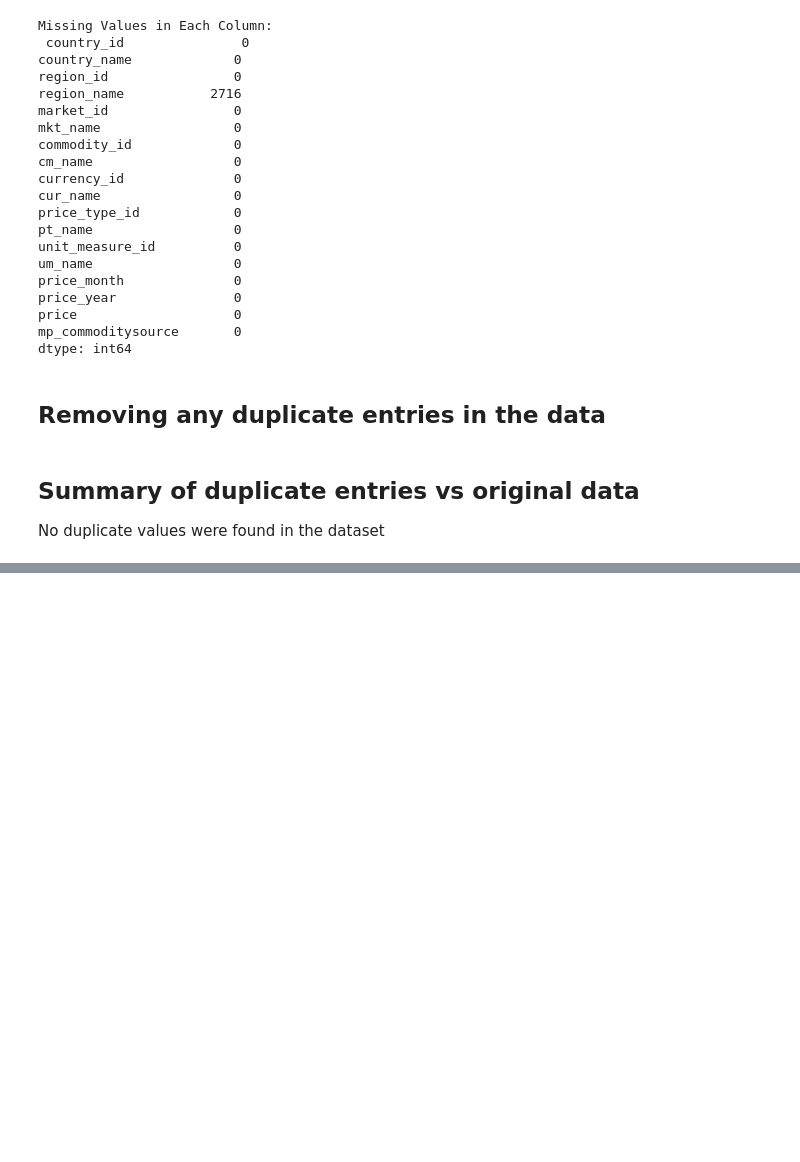
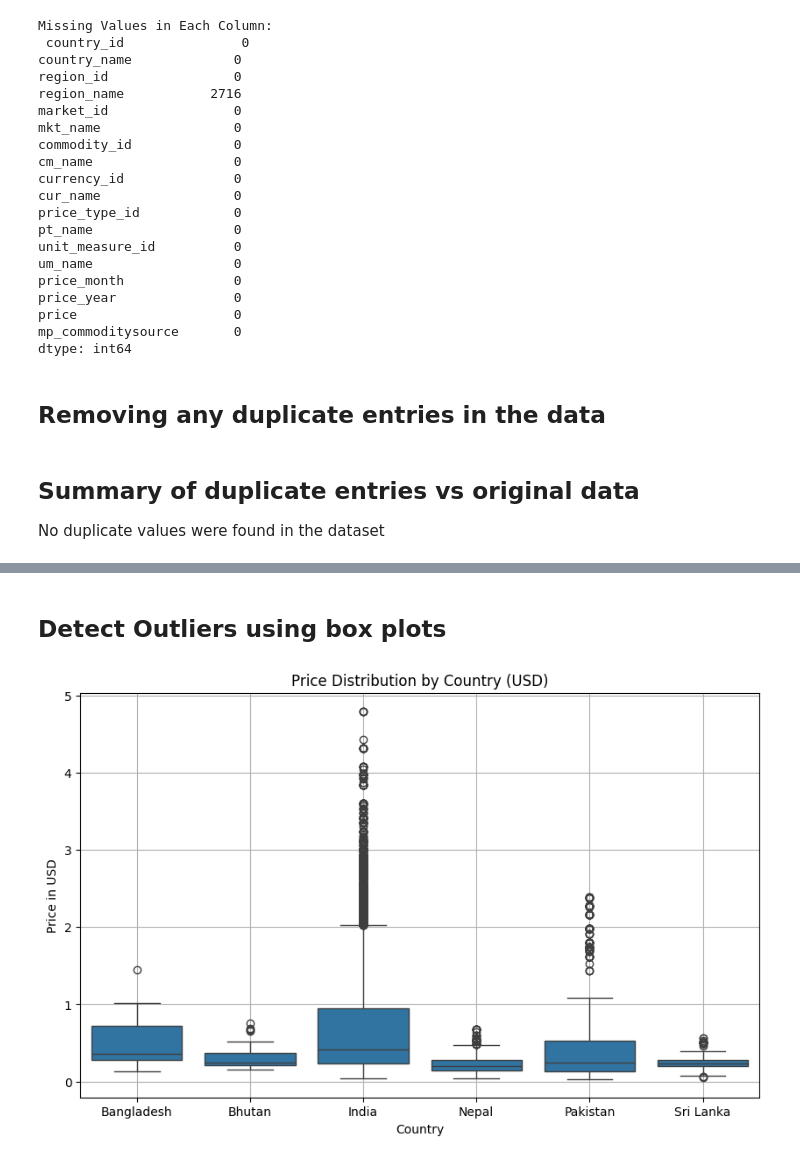
Before and after one commit to raghuveerv/CommodityPricePredictor, a Jupyter notebook: Raghuveer-Explore.ipynb, the cells around one changed output, grey strips where cells are left out. Saved outputs shown, nothing was run; the diff lists cells and outputs as text; code cells hidden in the pictures; blank space fills up the shorter version.

```diff
--- a/Raghuveer-Explore.ipynb
+++ b/Raghuveer-Explore.ipynb
@@ -114,0 +178,14 @@ Passing `palette` without assigning `hue` is deprecated and will be removed in v
+# %% [markdown]
+## Detect Outliers using box plots
+# %%
+# Plot the boxplot to detect outliers
+plt.figure(figsize=(10,6))
+sns.boxplot(x='country_name', y='price_usd', data=M_food_prices_cleaned)
+
+plt.title('Price Distribution by Country (USD)')
+plt.xlabel('Country')
+plt.ylabel('Price in USD')
+plt.grid(True)
+plt.show()
+# %% [output]
+[figure, added]
```
Also changed, not shown: parts of 17 cells of this notebook, 1 other file.
